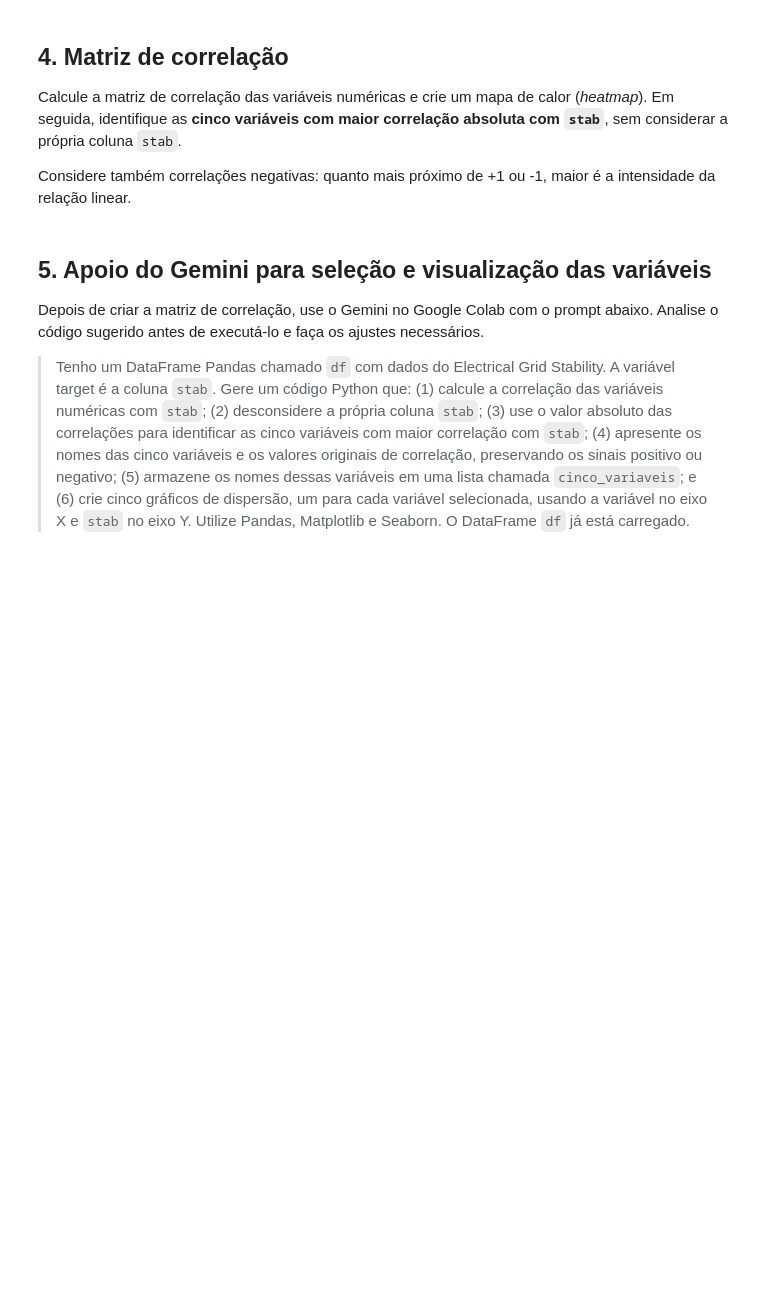
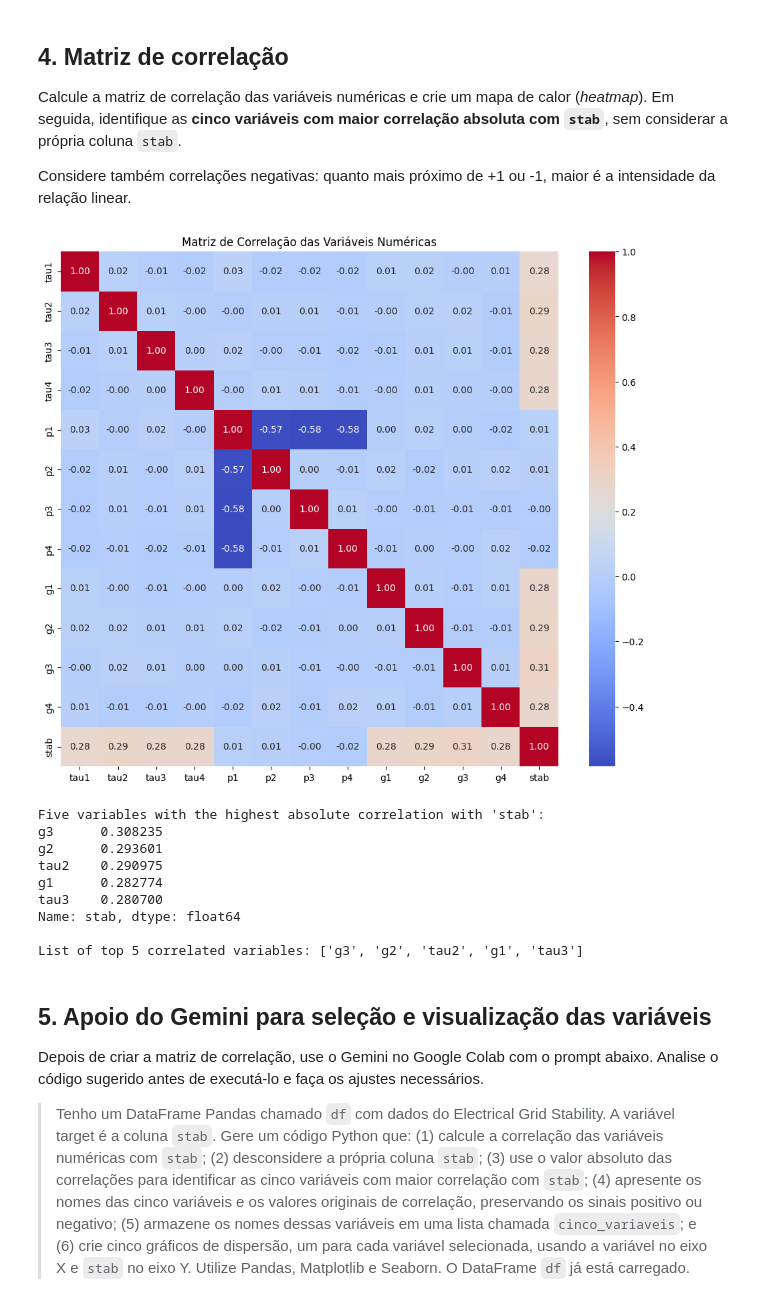
Before and after one commit to PedroHNeves1505/CP2-SERS-Semestre-2, a Jupyter notebook: AULA_07_Regressão_Linear_com_Dados_de_Energia.ipynb, the cells around one changed output. Cells and saved outputs as stored; diff of their text form; code cells hidden in the pictures; blank space fills up the shorter version.

```diff
--- a/AULA_07_Regressão_Linear_com_Dados_de_Energia.ipynb
+++ b/AULA_07_Regressão_Linear_com_Dados_de_Energia.ipynb
@@ -63,3 +74,32 @@ Considere também correlações negativas: quanto mais próximo de +1 ou -1, mai
+# %%
+# Calcule e visualize a matriz de correlação
+
+corr_matrix = dados.corr(numeric_only=True)
+
+plt.figure(figsize=(12, 10))
+sns.heatmap(corr_matrix, annot=True, cmap='coolwarm', fmt=".2f")
+plt.title('Matriz de Correlação das Variáveis Numéricas')
+plt.show()
+
+correlations_with_stab = dados.corr(numeric_only=True)['stab'].drop('stab')
+top_5_correlated = correlations_with_stab.abs().sort_values(ascending=False).head(5)
+
+print("\nFive variables with the highest absolute correlation with 'stab':")
+print(correlations_with_stab[top_5_correlated.index])
+
+cinco_variaveis = top_5_correlated.index.tolist()
+print(f"\nList of top 5 correlated variables: {cinco_variaveis}")
+# %% [output]
+[figure, added]
+Five variables with the highest absolute correlation with 'stab':
+g3      0.308235
+g2      0.293601
+tau2    0.290975
+g1      0.282774
+tau3    0.280700
+Name: stab, dtype: float64
+
+List of top 5 correlated variables: ['g3', 'g2', 'tau2', 'g1', 'tau3']
 # %% [markdown]
 ## 5. Apoio do Gemini para seleção e visualização das variáveis
 
```
Also changed, not shown: parts of 21 cells of this notebook.
